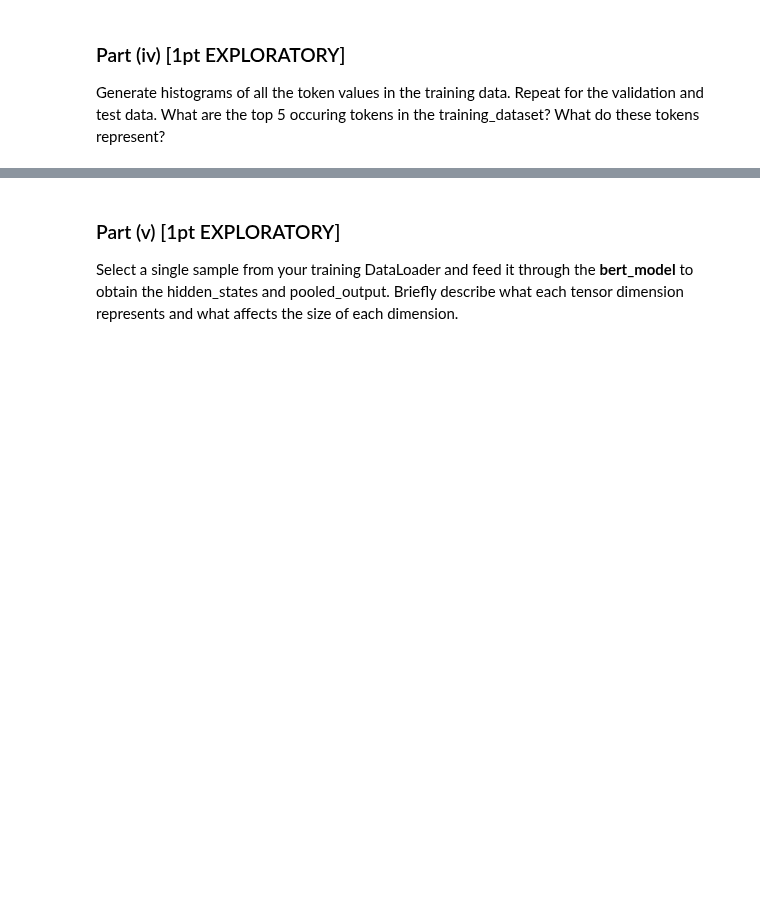
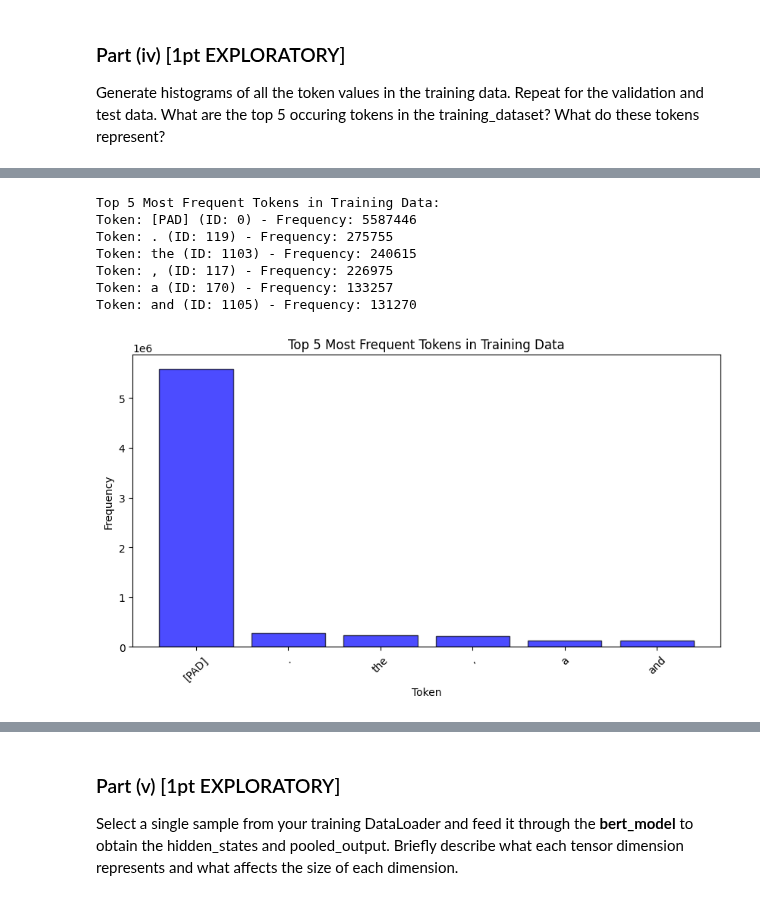
Before and after one commit to Fulankeee/MIE1517-Project-4, a Jupyter notebook: A4.ipynb, the cells around one changed output, grey strips where cells are left out. Drawn from its saved outputs; the diff is of its cells as text; code cells hidden in the pictures; blank space fills up the shorter version.

```diff
--- a/A4.ipynb
+++ b/A4.ipynb
@@ -2454,0 +2431,49 @@ Generate histograms of all the token values in the training data. Repeat for the
+# %%
+import numpy as np
+import matplotlib.pyplot as plt
+from collections import Counter
+from transformers import BertTokenizer
+
+tokenizer = BertTokenizer.from_pretrained("bert-base-cased")
+training_reviews = train_df['review'].tolist()
+encoded_inputs = tokenizer.batch_encode_plus(
+    training_reviews,
+    add_special_tokens=True,  # Adds [CLS] and [SEP] tokens
+    max_length=512,  # Standard BERT max length
+    padding=True,  # Pads sequences to the same length
+    truncation=True,  # Truncates long sequences
+    return_tensors='pt'  # Returns PyTorch tensors
+)
+
+token_ids = encoded_inputs["input_ids"].cpu().numpy().flatten()
+token_counts = Counter(token_ids)
+top_5_tokens = token_counts.most_common(6)
+top_5_tokens_with_text = [(tokenizer.convert_ids_to_tokens([t[0]])[0], t[0], t[1]) for t in top_5_tokens]
+
+# Extract token names, IDs, and frequencies
+tokens = [t[0] for t in top_5_tokens_with_text]  # Extract token names
+token_ids = [t[1] for t in top_5_tokens_with_text]  # Extract token IDs
+frequencies = [t[2] for t in top_5_tokens_with_text]  # Extract frequencies
+
+# Print results
+print("Top 5 Most Frequent Tokens in Training Data:")
+for token_text, token_id, count in top_5_tokens_with_text:
+    print(f"Token: {token_text} (ID: {token_id}) - Frequency: {count}")
+
+# Plot histogram of top 5 tokens
+plt.figure(figsize=(10, 5))
+plt.bar(tokens, frequencies, color='blue', alpha=0.7, edgecolor='black')
+plt.xlabel("Token")
+plt.ylabel("Frequency")
+plt.title("Top 5 Most Frequent Tokens in Training Data")
+plt.xticks(rotation=45)
+plt.show()
+# %% [output]
+Top 5 Most Frequent Tokens in Training Data:
+Token: [PAD] (ID: 0) - Frequency: 5587446
+Token: . (ID: 119) - Frequency: 275755
+Token: the (ID: 1103) - Frequency: 240615
+Token: , (ID: 117) - Frequency: 226975
+Token: a (ID: 170) - Frequency: 133257
+Token: and (ID: 1105) - Frequency: 131270
+[figure, added]
```
Also changed, not shown: parts of 7 cells of this notebook.
